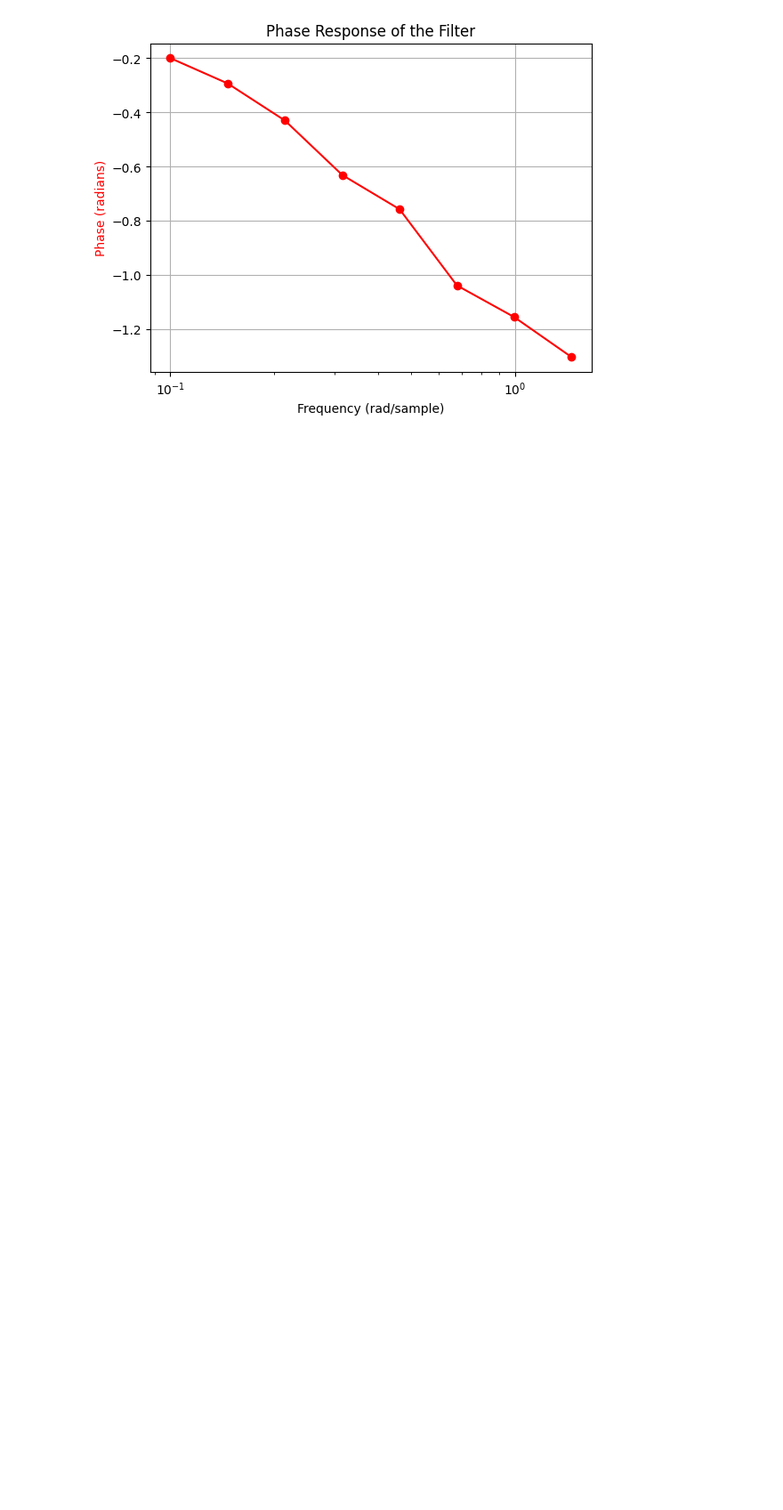
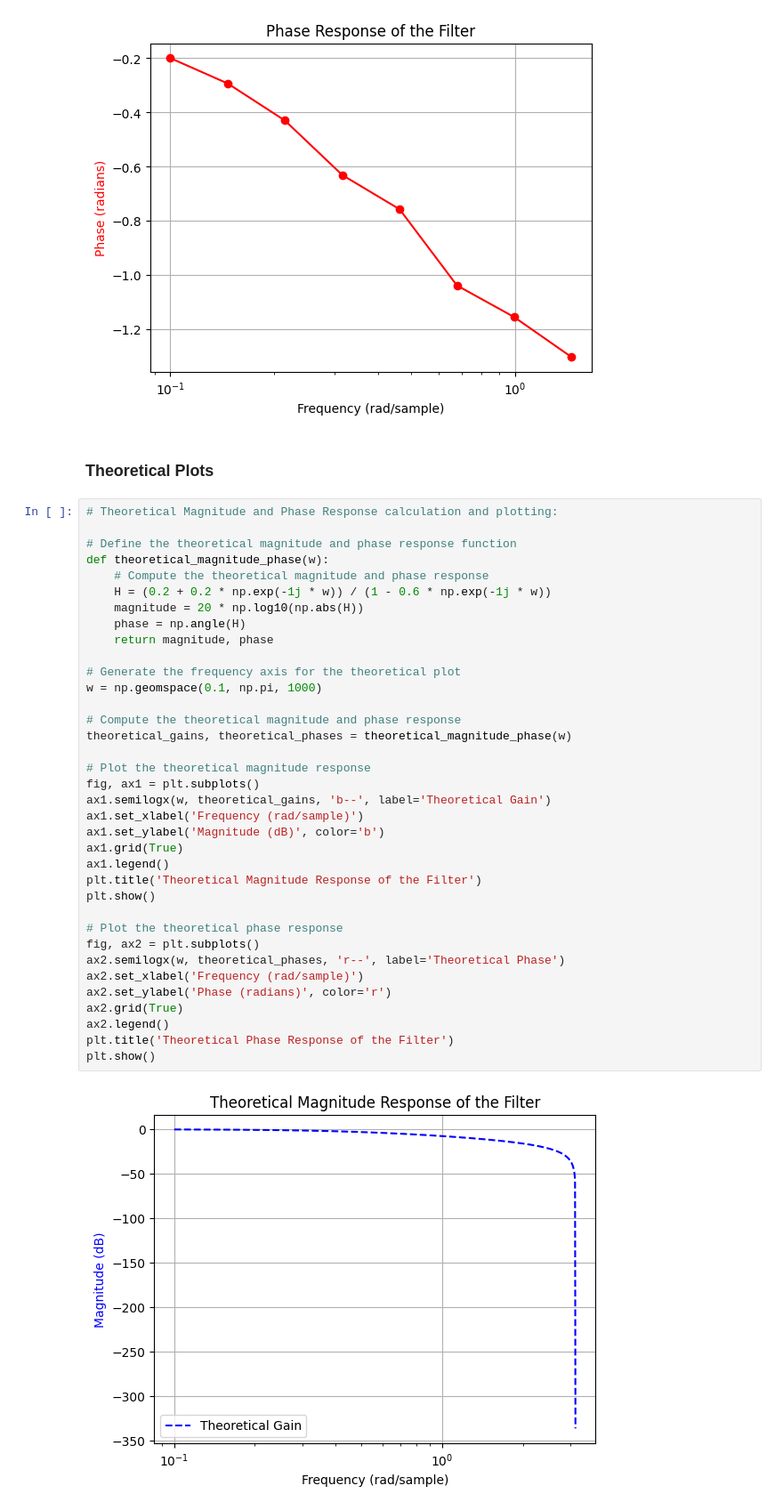
Before and after one commit to GrahamPellegrini/DSP-Labs, a Jupyter notebook: practical-2/cce3206-practical-2.ipynb, the cells around one changed output. Shown at 89% size. Cells and saved outputs as stored; diff of their text form; blank space fills up the shorter version.

```diff
--- a/practical-2/cce3206-practical-2.ipynb
+++ b/practical-2/cce3206-practical-2.ipynb
@@ -377,3 +378,43 @@ plt.show()
 # %% [output]
 [figure]
 [figure]
+# %% [markdown]
+### Theoretical Plots
+# %%
+# Theoretical Magnitude and Phase Response calculation and plotting:
+
+# Define the theoretical magnitude and phase response function
+def theoretical_magnitude_phase(w):
+    # Compute the theoretical magnitude and phase response
+    H = (0.2 + 0.2 * np.exp(-1j * w)) / (1 - 0.6 * np.exp(-1j * w))
+    magnitude = 20 * np.log10(np.abs(H))
+    phase = np.angle(H)
+    return magnitude, phase
+
+# Generate the frequency axis for the theoretical plot
+w = np.geomspace(0.1, np.pi, 1000)
+
+# Compute the theoretical magnitude and phase response
+theoretical_gains, theoretical_phases = theoretical_magnitude_phase(w)
+
+# Plot the theoretical magnitude response
+fig, ax1 = plt.subplots()
+ax1.semilogx(w, theoretical_gains, 'b--', label='Theoretical Gain')
+ax1.set_xlabel('Frequency (rad/sample)')
+ax1.set_ylabel('Magnitude (dB)', color='b')
+ax1.grid(True)
+ax1.legend()
+plt.title('Theoretical Magnitude Response of the Filter')
+plt.show()
+
+# Plot the theoretical phase response
+fig, ax2 = plt.subplots()
+ax2.semilogx(w, theoretical_phases, 'r--', label='Theoretical Phase')
+ax2.set_xlabel('Frequency (rad/sample)')
+ax2.set_ylabel('Phase (radians)', color='r')
+ax2.grid(True)
+ax2.legend()
+plt.title('Theoretical Phase Response of the Filter')
+plt.show()
+# %% [output]
+[figure, added]
```
Also changed, not shown: parts of 17 cells of this notebook, 2 other files.
